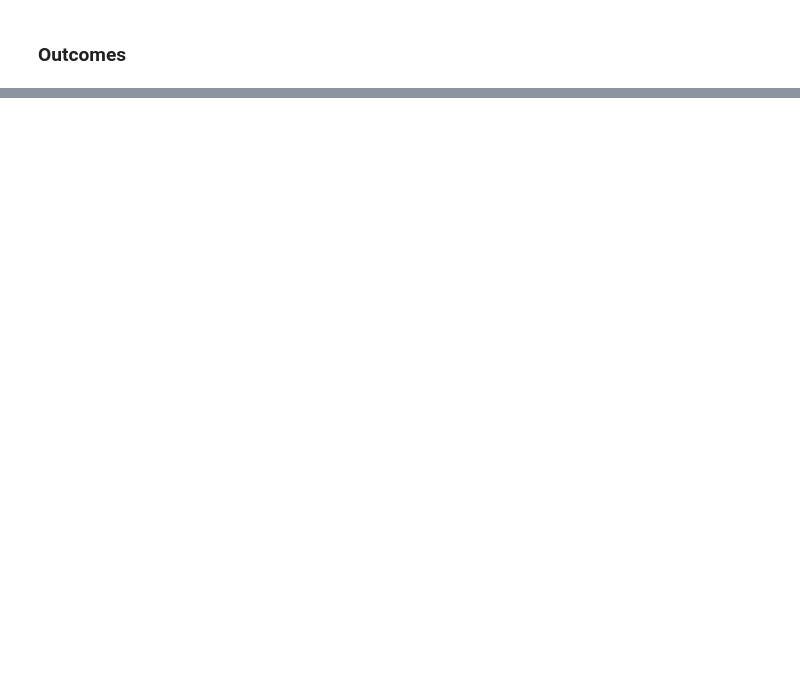
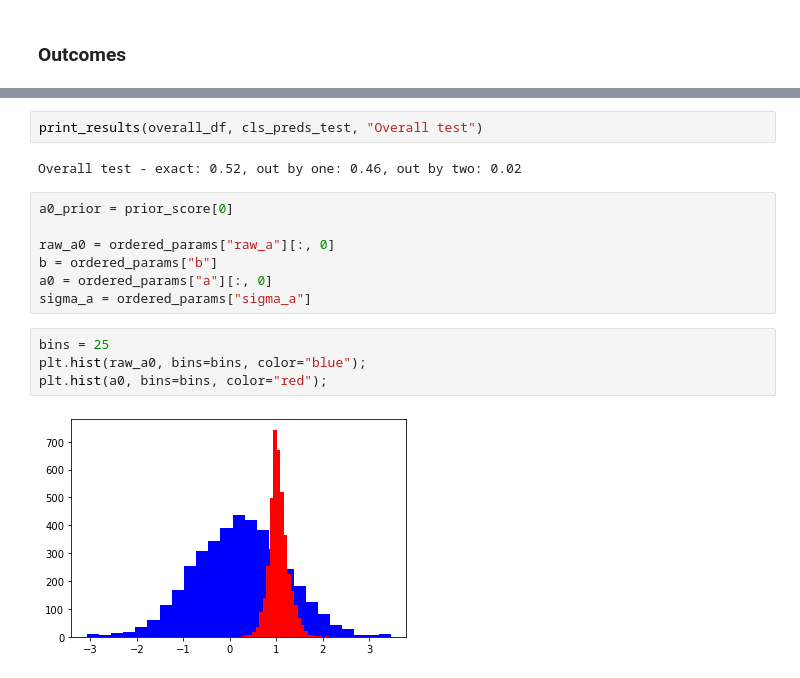
Before and after one commit to maw501/bayesian-chess-prediction, a Jupyter notebook: notebooks/2.fit_ordered_logistic_model.ipynb, the cells around one changed output, grey strips where cells are left out. Saved outputs shown, nothing was run; the diff lists cells and outputs as text; blank space fills up the shorter version.

```diff
--- a/notebooks/2.fit_ordered_logistic_model.ipynb
+++ b/notebooks/2.fit_ordered_logistic_model.ipynb
@@ -164,0 +295,17 @@ np.mean(np.abs(train_sorted["p1_outcome"] - cls_pred) == 2)
+# %%
+print_results(overall_df, cls_preds_test, "Overall test")
+# %% [output]
+Overall test - exact: 0.52, out by one: 0.46, out by two: 0.02
+# %%
+a0_prior = prior_score[0]
+
+raw_a0 = ordered_params["raw_a"][:, 0]
+b = ordered_params["b"]
+a0 = ordered_params["a"][:, 0]
+sigma_a = ordered_params["sigma_a"]
+# %%
+bins = 25
+plt.hist(raw_a0, bins=bins, color="blue");
+plt.hist(a0, bins=bins, color="red");
+# %% [output]
+[figure, added]
```
Also changed, not shown: parts of 37 cells of this notebook, 3 other files.
